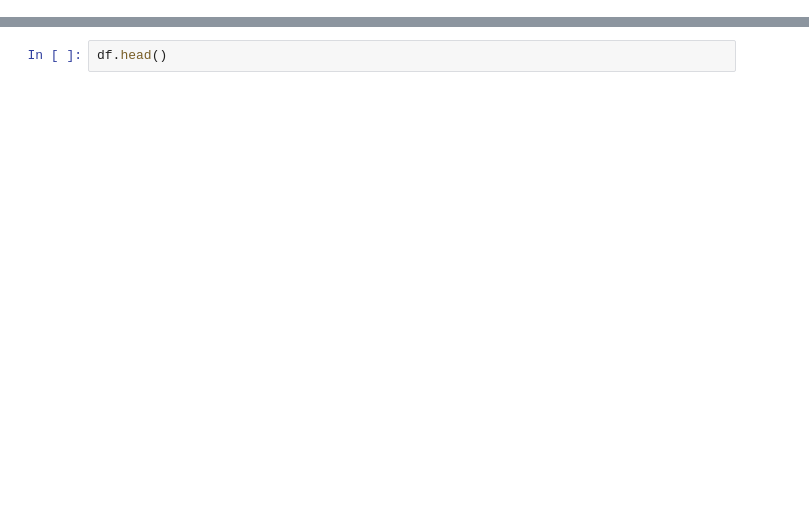
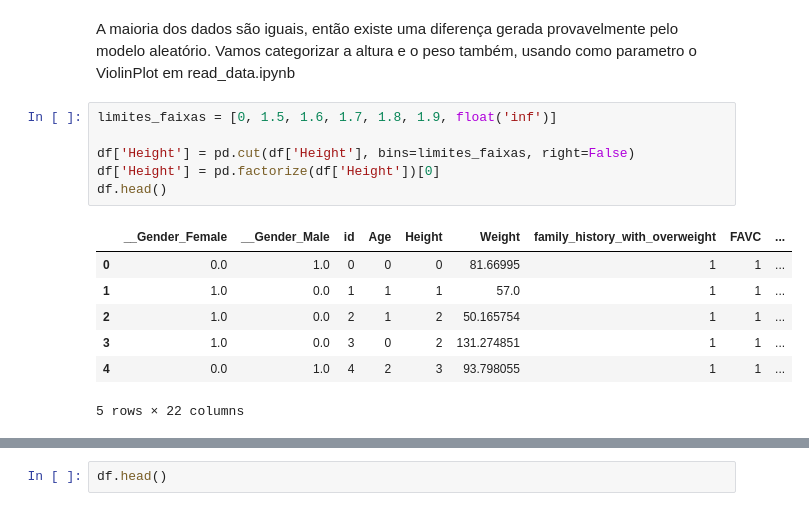
Before and after one commit to laraesquivel/exa864_obsety_risk, a Jupyter notebook: EXA/exploration/posModelsAnalises.ipynb, the cells around one changed output, grey strips where cells are left out. Cells and saved outputs as stored; diff of their text form; blank space fills up the shorter version.

```diff
--- a/EXA/exploration/posModelsAnalises.ipynb
+++ b/EXA/exploration/posModelsAnalises.ipynb
@@ -5,0 +85,16 @@ import matplotlib.pyplot as plt
+# %% [markdown]
+A maioria dos dados são iguais, então existe uma diferença gerada provavelmente pelo modelo aleatório. Vamos categorizar a altura e o peso também, usando como parametro o ViolinPlot em read_data.ipynb
+# %%
+limites_faixas = [0, 1.5, 1.6, 1.7, 1.8, 1.9, float('inf')]
+
+df['Height'] = pd.cut(df['Height'], bins=limites_faixas, right=False)
+df['Height'] = pd.factorize(df['Height'])[0]
+df.head()
+# %% [output]
+|  | __Gender_Female | __Gender_Male | id | Age | Height | Weight | family_history_with_overweight | FAVC | ... |
+| 0 | 0.0 | 1.0 | 0 | 0 | 0 | 81.66995 | 1 | 1 | ... |
+| 1 | 1.0 | 0.0 | 1 | 1 | 1 | 57.0 | 1 | 1 | ... |
+| 2 | 1.0 | 0.0 | 2 | 1 | 2 | 50.165754 | 1 | 1 | ... |
+| 3 | 1.0 | 0.0 | 3 | 0 | 2 | 131.274851 | 1 | 1 | ... |
+| 4 | 0.0 | 1.0 | 4 | 2 | 3 | 93.798055 | 1 | 1 | ... |
+5 rows × 22 columns
```
Also changed, not shown: parts of 57 cells of this notebook, 7 other files.
